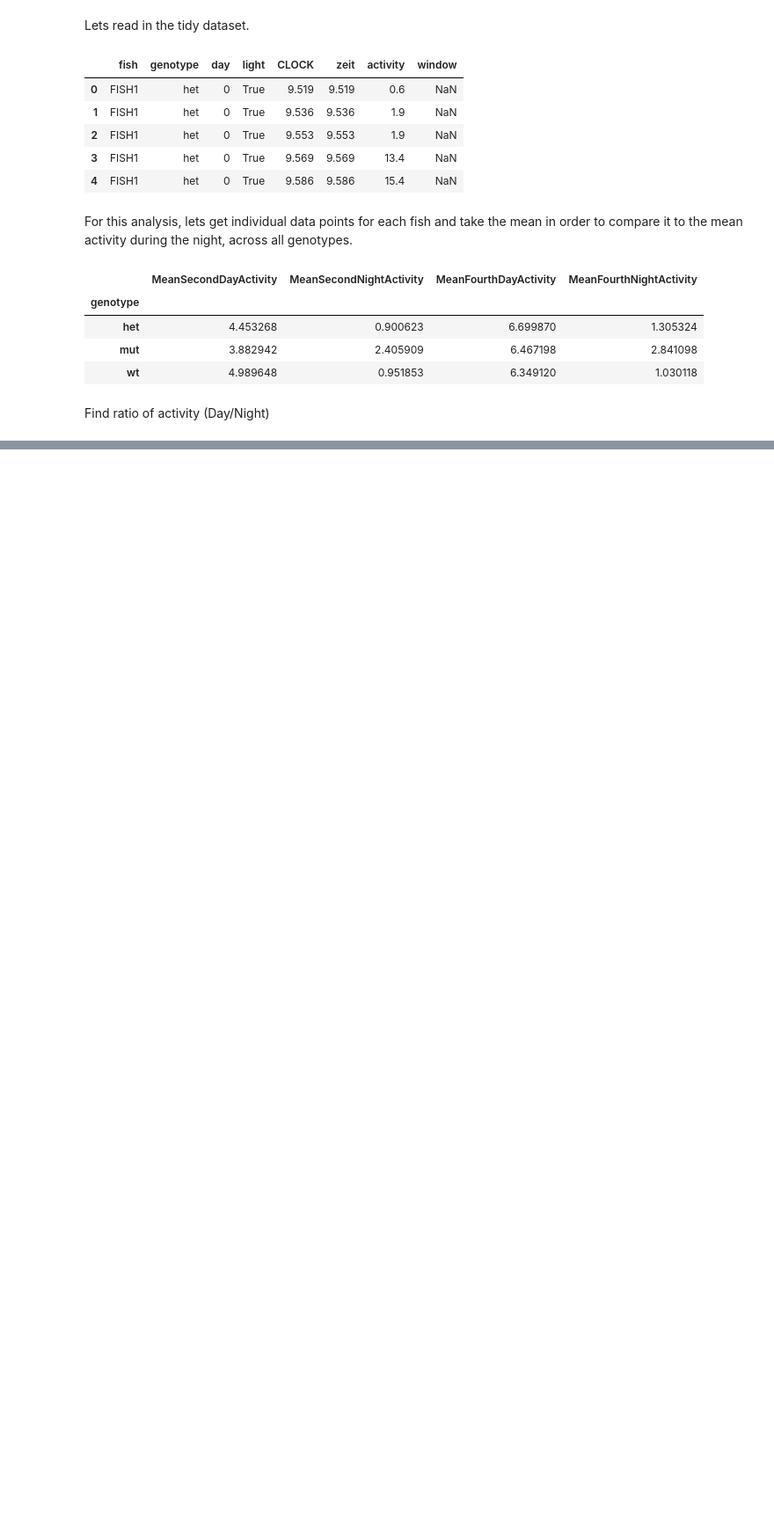
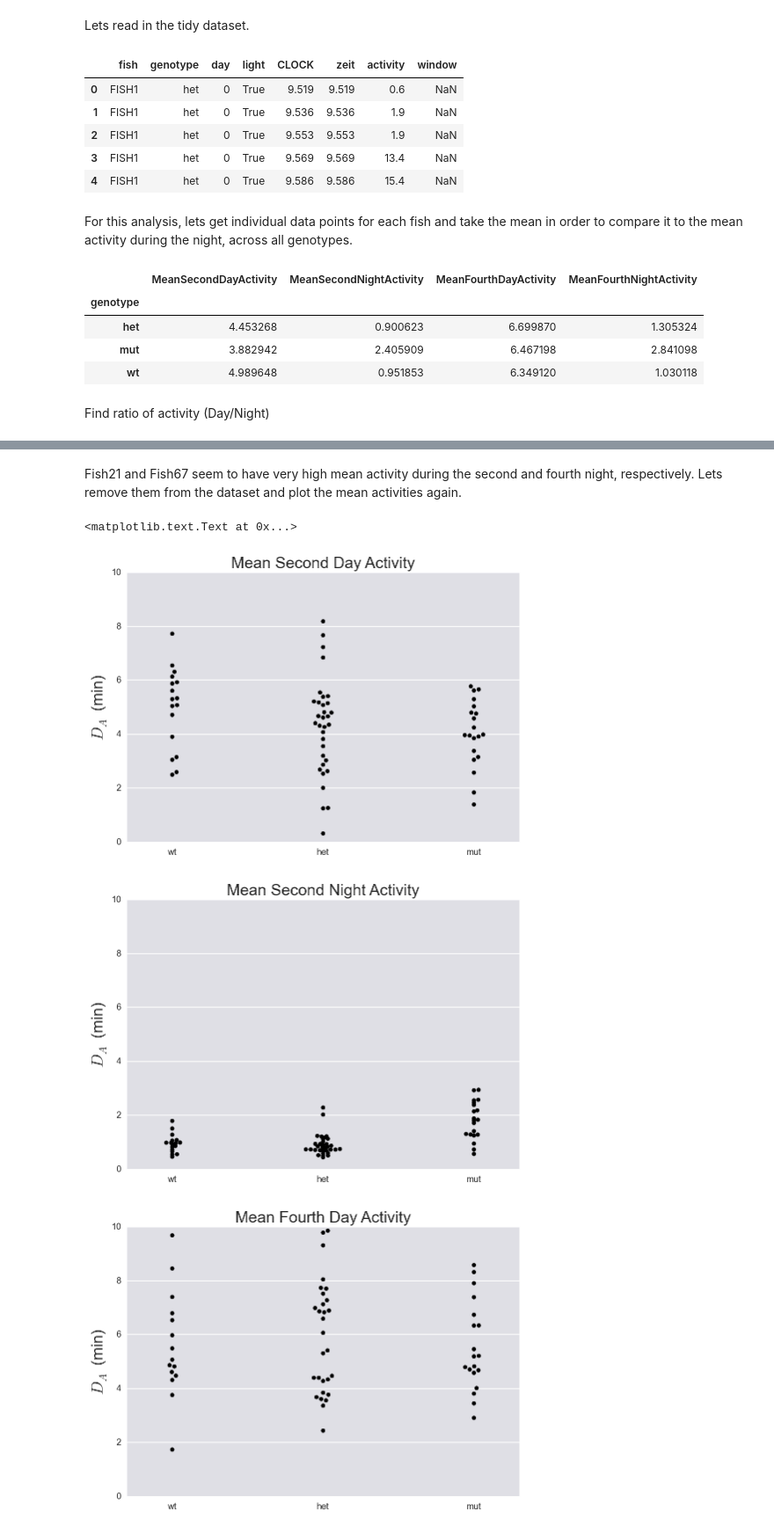
Before and after one commit to shashank-gandhi/DataAnalysisHomeworkRepository, a Jupyter notebook: Homework2/ShashankJupyterNotebook.ipynb, the cells around one changed output, grey strips where cells are left out. Shown at 88% size. Cells and saved outputs as stored; diff of their text form; code cells hidden in the pictures; blank space fills up the shorter version.

```diff
--- a/Homework2/ShashankJupyterNotebook.ipynb
+++ b/Homework2/ShashankJupyterNotebook.ipynb
@@ -159,0 +176,2 @@ AttributeError: 'DataFrame' object has no attribute 'zeit'
+# %% [markdown]
+Fish21 and Fish67 seem to have very high mean activity during the second and fourth night, respectively. Lets remove them from the dataset and plot the mean activities again.
@@ -159,0 +188,48 @@ AttributeError: 'DataFrame' object has no attribute 'zeit'
+# %%
+FilteredCombinedSleepData.columns=["fish","genotype","MeanSecondDayActivity","MeanSecondNightActivity",
+                           "MeanFourthDayActivity","MeanFourthNightActivity"]
+# %%
+FilteredListOfActsSecondDay = [ FilteredCombinedSleepData.MeanSecondDayActivity[FilteredCombinedSleepData.genotype=="wt"],
+             FilteredCombinedSleepData.MeanSecondDayActivity[FilteredCombinedSleepData.genotype=="het"],
+            FilteredCombinedSleepData.MeanSecondDayActivity[FilteredCombinedSleepData.genotype=="mut"] ]
+
+FilteredListOfActsSecondNight = [ FilteredCombinedSleepData.MeanSecondNightActivity[FilteredCombinedSleepData.genotype=="wt"],
+             FilteredCombinedSleepData.MeanSecondNightActivity[FilteredCombinedSleepData.genotype=="het"],
+            FilteredCombinedSleepData.MeanSecondNightActivity[FilteredCombinedSleepData.genotype=="mut"] ]
+
+FilteredListOfActsFourthDay = [ FilteredCombinedSleepData.MeanFourthDayActivity[FilteredCombinedSleepData.genotype=="wt"],
+             FilteredCombinedSleepData.MeanFourthDayActivity[FilteredCombinedSleepData.genotype=="het"],
+            FilteredCombinedSleepData.MeanFourthDayActivity[FilteredCombinedSleepData.genotype=="mut"] ]
+
+FilteredListOfActsFourthNight = [ FilteredCombinedSleepData.MeanFourthNightActivity[FilteredCombinedSleepData.genotype=="wt"],
+             FilteredCombinedSleepData.MeanFourthNightActivity[FilteredCombinedSleepData.genotype=="het"],
+            FilteredCombinedSleepData.MeanFourthNightActivity[FilteredCombinedSleepData.genotype=="mut"] ]
+# %%
+_=bs.beeswarm(FilteredListOfActsSecondDay,labels = ["wt","het","mut"])
+plt.ylabel("$D_A$ (min)")
+plt.grid(axis="x")
+plt.ylim(0,10)
+plt.title("Mean Second Day Activity")
+
+_=bs.beeswarm(FilteredListOfActsSecondNight,labels = ["wt","het","mut"])
+plt.ylabel("$D_A$ (min)")
+plt.grid(axis="x")
+plt.ylim(0,10)
+plt.title("Mean Second Night Activity")
+
+_=bs.beeswarm(FilteredListOfActsFourthDay,labels = ["wt","het","mut"])
+plt.ylabel("$D_A$ (min)")
+plt.grid(axis="x")
+plt.ylim(0,10)
+plt.title("Mean Fourth Day Activity")
+
+_=bs.beeswarm(FilteredListOfActsFourthNight,labels = ["wt","het","mut"])
+plt.grid(axis="x")
+plt.title("Mean Fourth Night Activity")
+plt.ylim(0,10)
+plt.ylabel("$D_A$ (min)")
+# %% [output]
+<matplotlib.text.Text at 0x...>
+[figure, added]
+[figure, added]
+[figure, added]
```
Also changed, not shown: parts of 27 cells of this notebook.
